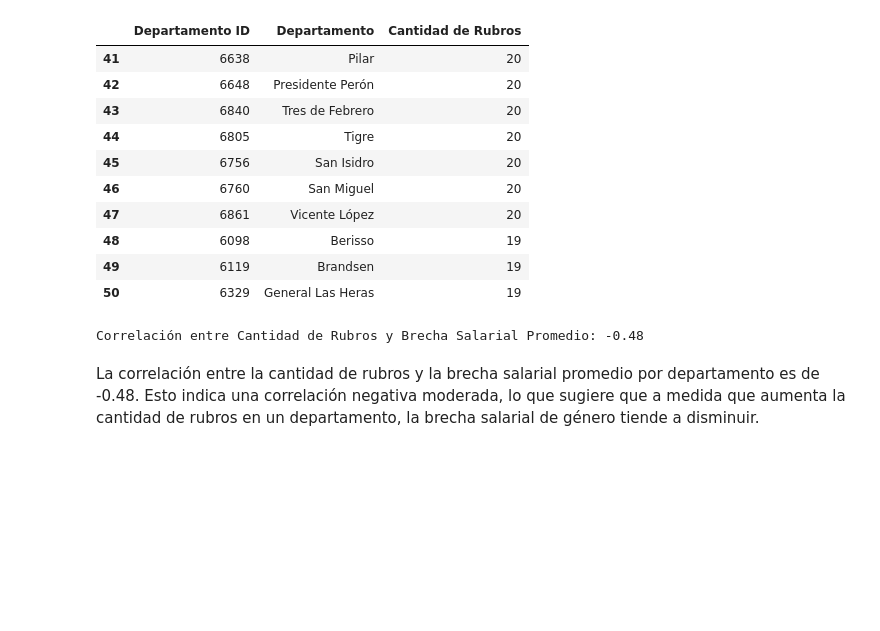
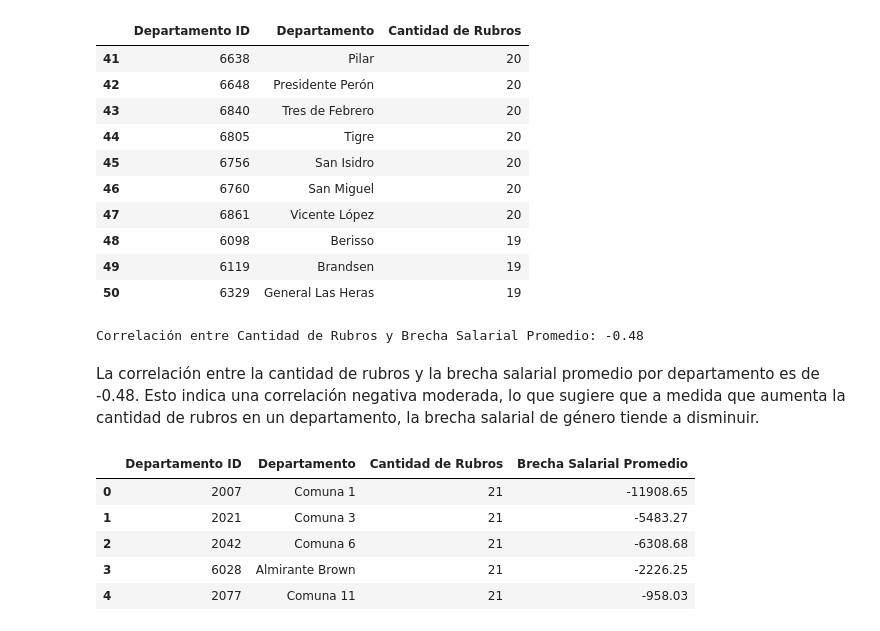
Before and after one commit to tost1n/Tp-laboratorio, a Jupyter notebook: Tp.ipynb, the cells around one changed output. Drawn from its saved outputs; the diff is of its cells as text; code cells hidden in the pictures; blank space fills up the shorter version.

```diff
--- a/Tp.ipynb
+++ b/Tp.ipynb
@@ -375,7 +494,7 @@ display(groupby_salario.head(10).style
 | 9 | 2105 | $150,345.86 |
 # %%
 groupby_rubros = (
-    DF_limpio.groupby(['departamento_id', 'departamento'])['clae2_description']
+    DF_Clave.groupby(['departamento_id', 'departamento'])['clae2_description']
     .nunique()
     .sort_values(ascending=False)
     .reset_index()
@@ -422,7 +541,7 @@ display(groupby_rubros.tail(10).style
 | 50 | 6329 | General Las Heras | 19 |
 # %%
 groupby_brecha_salarial = (
-    DF_limpio.groupby(['departamento_id', 'departamento'])['Brecha_Salarial_Genero']
+    DF_Clave.groupby(['departamento_id', 'departamento'])['Brecha_Salarial_Genero']
     .mean()
     .reset_index()
 )
@@ -439,3 +558,12 @@ print(f"Correlación entre Cantidad de Rubros y Brecha Salarial Promedio: {corre
 Correlación entre Cantidad de Rubros y Brecha Salarial Promedio: -0.48
 # %% [markdown]
 La correlación entre la cantidad de rubros y la brecha salarial promedio por departamento es de -0.48. Esto indica una correlación negativa moderada, lo que sugiere que a medida que aumenta la cantidad de rubros en un departamento, la brecha salarial de género tiende a disminuir.
+# %%
+tabla_final.head().round(2)
+# %% [output]
+|  | Departamento ID | Departamento | Cantidad de Rubros | Brecha Salarial Promedio |
+| 0 | 2007 | Comuna 1 | 21 | -11908.65 |
+| 1 | 2021 | Comuna 3 | 21 | -5483.27 |
+| 2 | 2042 | Comuna 6 | 21 | -6308.68 |
+| 3 | 6028 | Almirante Brown | 21 | -2226.25 |
+| 4 | 2077 | Comuna 11 | 21 | -958.03 |
```
Also changed, not shown: parts of 13 cells of this notebook.
